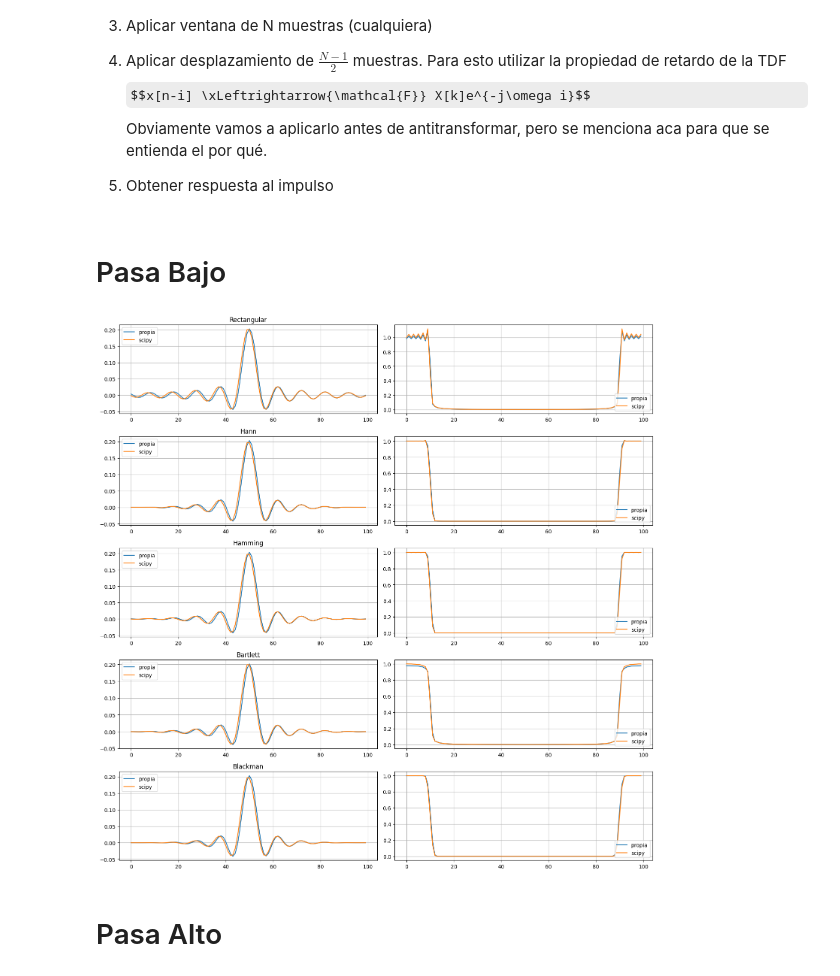
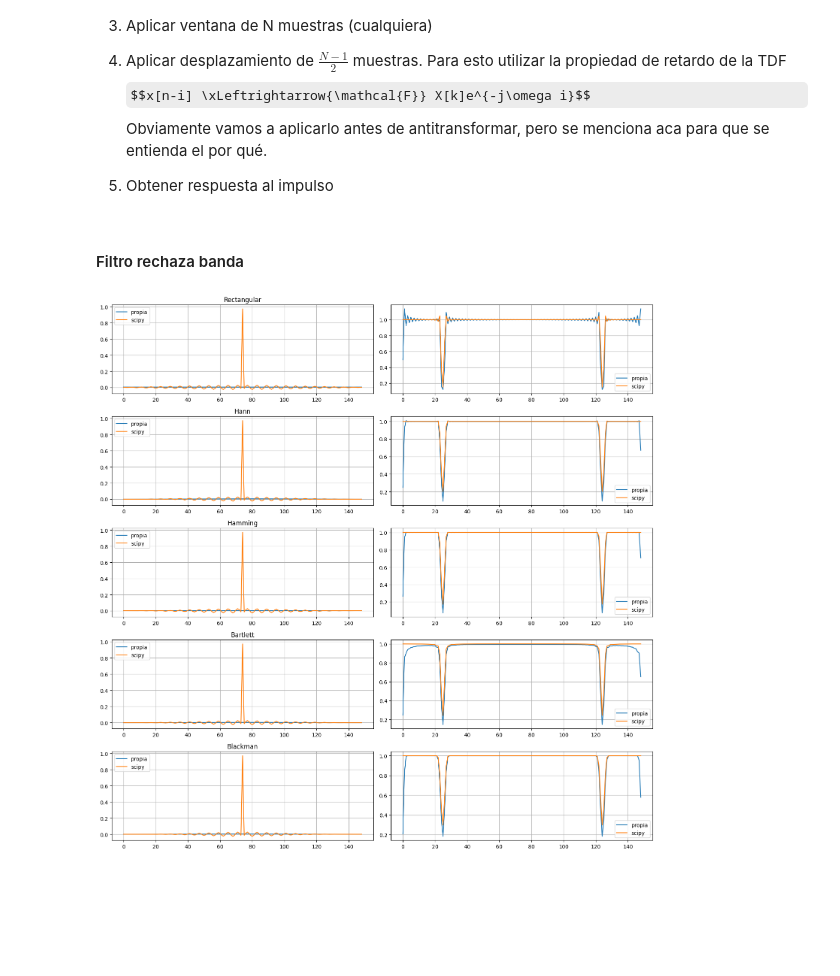
Before and after one commit to francoherg/PDS-2025, a Jupyter notebook: Practica/Guia5/5-2-1.ipynb, the cells around one changed output. Drawn from its saved outputs; the diff is of its cells as text; code cells hidden in the pictures; some formulas as TeX source; blank space fills up the shorter version.

```diff
--- a/Practica/Guia5/5-2-1.ipynb
+++ b/Practica/Guia5/5-2-1.ipynb
@@ -16,8 +16,8 @@ $$x[n-i] \xLeftrightarrow{\mathcal{F}} X[k]e^{-j\omega i}$$
 Obviamente vamos a aplicarlo antes de antitransformar, pero se menciona aca para que se entienda el por qué.
 
 5. Obtener respuesta al impulso
-# %% [markdown]
-# Pasa Bajo
+# %% [markdown]
+#### Filtro rechaza banda
 # %%
 import numpy as np
 import matplotlib.pyplot as plt
@@ -89,13 +89,6 @@ def blackman(s,Nini,Nfin):
 
     return np.multiply(w,s)
 
-def pasabajoFreq(fm,f):
-    '''genera la respuesta en frecuencia para un filtro pasa bajo de frecuencia muestreal fm para frecuencias <= f'''
-    k = np.arange(fm)
-    H = np.where(np.less_equal(k,f), 1, 0)
-    H = np.where(np.greater_equal(k,fm-f), 1, H)
-    return H
-
 def retardar(X,i):
     N = len(X)
     k = np.arange(N)
@@ -103,14 +96,21 @@ def retardar(X,i):
     Xret = X*exp
     return Xret
 
-def FIRPasaBajo(fm,f,N,W):
-    '''Genera un h[n] de un filtro pasa bajo para frecuencias <= f, con duracion N muestras y aplicando la ventana W'''
+def rechazabandaFreq(fm,f1,f2):
+    '''genera la respuesta en frecuencia para un filtro pasa alto de frecuencia muestreal fm para frecuencias >= f'''
+    k = np.arange(fm)
+    H = np.where(np.logical_or(np.less(k,f1),np.greater(k,fm-f1)), 1, 0)
+    H = np.where(np.logical_and(np.greater(k,f2),np.less(k,fm-f2)), 1, H)
+    return H
+
+def FIRRechazaBanda(fm,f1,f2,N,W):
+    '''Genera un h[n] de un filtro pasa banda para frecuencias f1 <= k <= f2, con duracion N muestras y aplicando la ventana W'''
 
     # Generar respuesta en frecuencia deseada
-    X = pasabajoFreq(fm,f)
+    X = rechazabandaFreq(fm,f1,f2)
 
     # Aplicar retardo
-    X = retardar(X,N/2)
+    X = retardar(X,N/2.0)   # Por alguna razon, (N-1)/2 rompe todo
 
     # Antitransformar
     x = np.fft.ifft(X)
@@ -123,20 +123,21 @@ def FIRPasaBajo(fm,f,N,W):
 
 # Parametros
 fm = 300
-fmax = 30
-longitud = 100
+fmin = 48
+fmax = 52
+longitud = 149# Rechaza Banda
 
-hrectangular = FIRPasaBajo(fm,fmax,longitud,rectangular)
-hhann = FIRPasaBajo(fm,fmax,longitud,hann)
-hhamming = FIRPasaBajo(fm,fmax,longitud,hamming)
-hbartlett = FIRPasaBajo(fm,fmax,longitud,bartlett)
-hblackman = FIRPasaBajo(fm,fmax,longitud,blackman)
+hrectangular = FIRRechazaBanda(fm,fmin,fmax,longitud,rectangular)
+hhann = FIRRechazaBanda(fm,fmin,fmax,longitud,hann)
+hhamming = FIRRechazaBanda(fm,fmin,fmax,longitud,hamming)
+hbartlett = FIRRechazaBanda(fm,fmin,fmax,longitud,bartlett)
+hblackman = FIRRechazaBanda(fm,fmin,fmax,longitud,blackman)
 
-scipyhrectangular = firwin(longitud,fmax,window='boxcar', fs=fm)
-scipyhhann = firwin(longitud,fmax,window='hann', fs=fm)
-scipyhhamming = firwin(longitud,fmax,window='hamming', fs=fm)
-scipyhbartlett = firwin(longitud,fmax,window='bartlett', fs=fm)
-scipyhblackman = firwin(longitud,fmax,window='blackman', fs=fm)
+scipyhrectangular = firwin(longitud,[fmin,fmax],window='boxcar', fs=fm)
+scipyhhann = firwin(longitud,[fmin,fmax],window='hann', fs=fm)
+scipyhhamming = firwin(longitud,[fmin,fmax],window='hamming', fs=fm)
+scipyhbartlett = firwin(longitud,[fmin,fmax],window='bartlett', fs=fm)
+scipyhblackman = firwin(longitud,[fmin,fmax],window='blackman', fs=fm)
 
 fig, ax = plt.subplots(5,2)
 fig.set_figheight(15)
@@ -156,33 +157,31 @@ ax[1][0].legend(loc='upper left')
 ax[2][0].plot(hhamming, label='propia')
 ax[2][0].plot(scipyhhamming, label='scipy')
 ax[2][0].set_title('Hamming')
 ax[2][0].legend(loc='upper left')
 ax[3][0].plot(hbartlett, label='propia')
 ax[3][0].plot(scipyhbartlett, label='scipy')
 ax[3][0].set_title('Bartlett')
 ax[3][0].legend(loc='upper left')
 ax[4][0].plot(hblackman, label='propia')
 ax[4][0].plot(scipyhblackman, label='scipy')
 ax[4][0].set_title('Blackman')
 ax[4][0].legend(loc='upper left')
 
 ax[0][1].plot(np.abs(np.fft.fft(hrectangular)), label='propia')
 ax[0][1].plot(np.abs(np.fft.fft(scipyhrectangular)), label='scipy')
 ax[0][1].legend(loc='lower right')
 ax[1][1].plot(np.abs(np.fft.fft(hhann)), label='propia')
 ax[1][1].plot(np.abs(np.fft.fft(scipyhhann)), label='scipy')
 ax[1][1].legend(loc='lower right')
 ax[2][1].plot(np.abs(np.fft.fft(hhamming)), label='propia')
 ax[2][1].plot(np.abs(np.fft.fft(scipyhhamming)), label='scipy')
 ax[2][1].legend(loc='lower right')
 ax[3][1].plot(np.abs(np.fft.fft(hbartlett)), label='propia')
 ax[3][1].plot(np.abs(np.fft.fft(scipyhbartlett)), label='scipy')
 ax[3][1].legend(loc='lower right')
 ax[4][1].plot(np.abs(np.fft.fft(hblackman)), label='propia')
 ax[4][1].plot(np.abs(np.fft.fft(scipyhblackman)), label='scipy')
 ax[4][1].legend(loc='lower right')
 fig.tight_layout()
 # %% [output]
-[figure, old version]
+[figure, new version]
-# %% [markdown]
-# Pasa Alto
```
Also changed, not shown: parts of 9 cells of this notebook, 1 other file.
